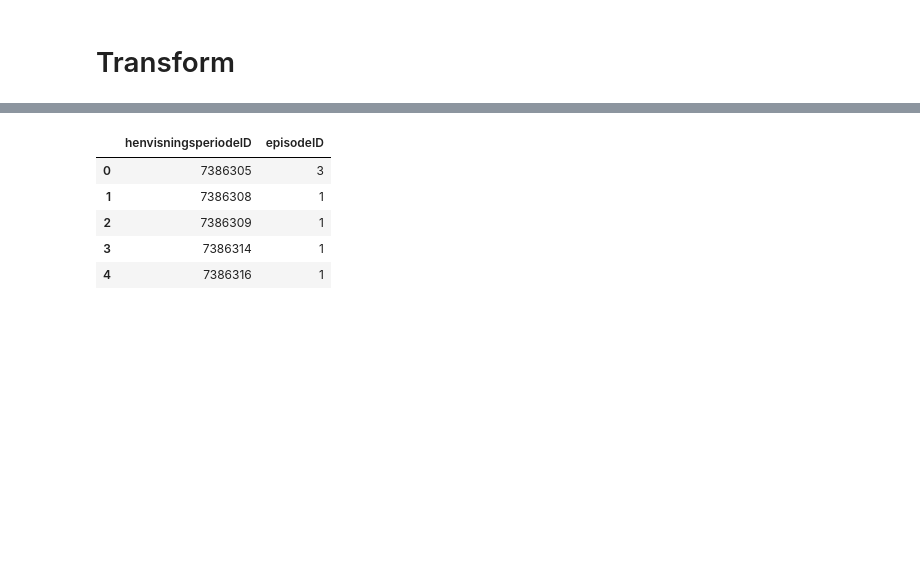
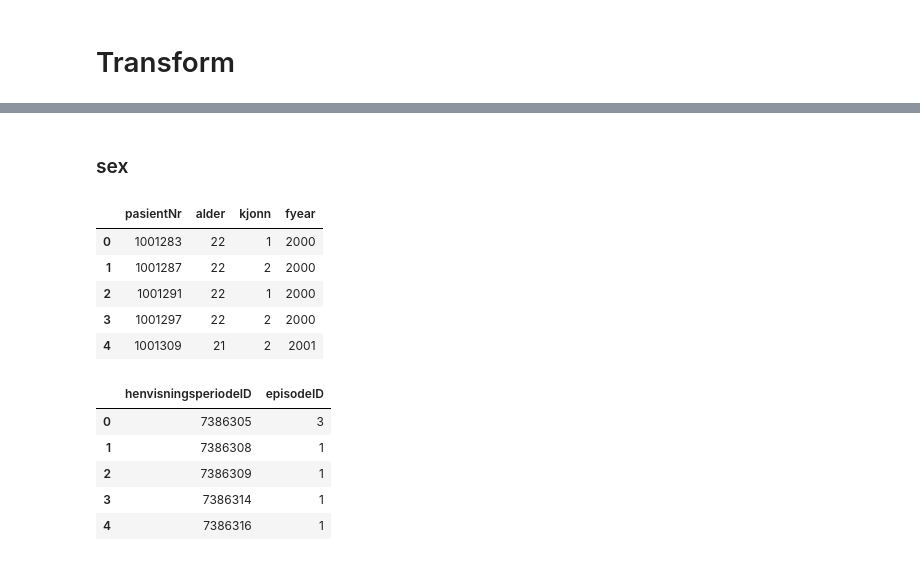
Before and after one commit to mounirHai/SynthCAMH, a Jupyter notebook: notebooks/exploratory/prepare_real_data.ipynb, the cells around one changed output, grey strips where cells are left out. Saved outputs shown, nothing was run; the diff lists cells and outputs as text; code cells hidden in the pictures; blank space fills up the shorter version.

```diff
--- a/notebooks/exploratory/prepare_real_data.ipynb
+++ b/notebooks/exploratory/prepare_real_data.ipynb
@@ -462,3 +480,14 @@ memory usage: 26.2+ MB
+# %% [markdown]
+### sex
+# %%
+df_pasient_t.head()
+# %% [output]
+|  | pasientNr | alder | kjonn | fyear |
+| 0 | 1001283 | 22 | 1 | 2000 |
+| 1 | 1001287 | 22 | 2 | 2000 |
+| 2 | 1001291 | 22 | 1 | 2000 |
+| 3 | 1001297 | 22 | 2 | 2000 |
+| 4 | 1001309 | 21 | 2 | 2001 |
 # %%
 df_henvisningsperiode_t['henvisnigsperiode_varighet'] = ((df_henvisningsperiode['sluttDato'] - df_henvisningsperiode['ansienDato']) / np.timedelta64(1, 'D')).astype(int)
 # %%
```
Also changed, not shown: parts of 26 cells of this notebook.
